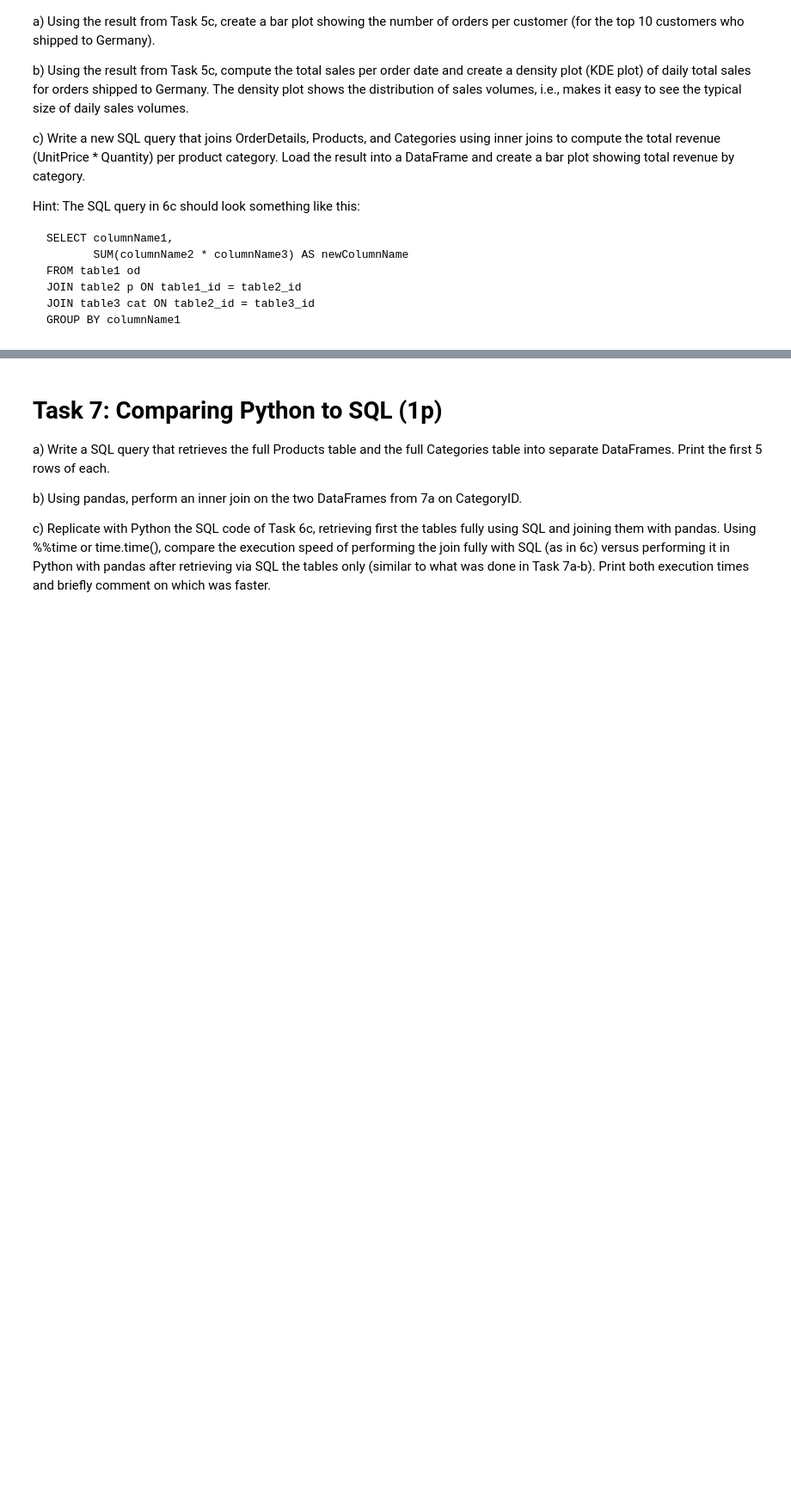
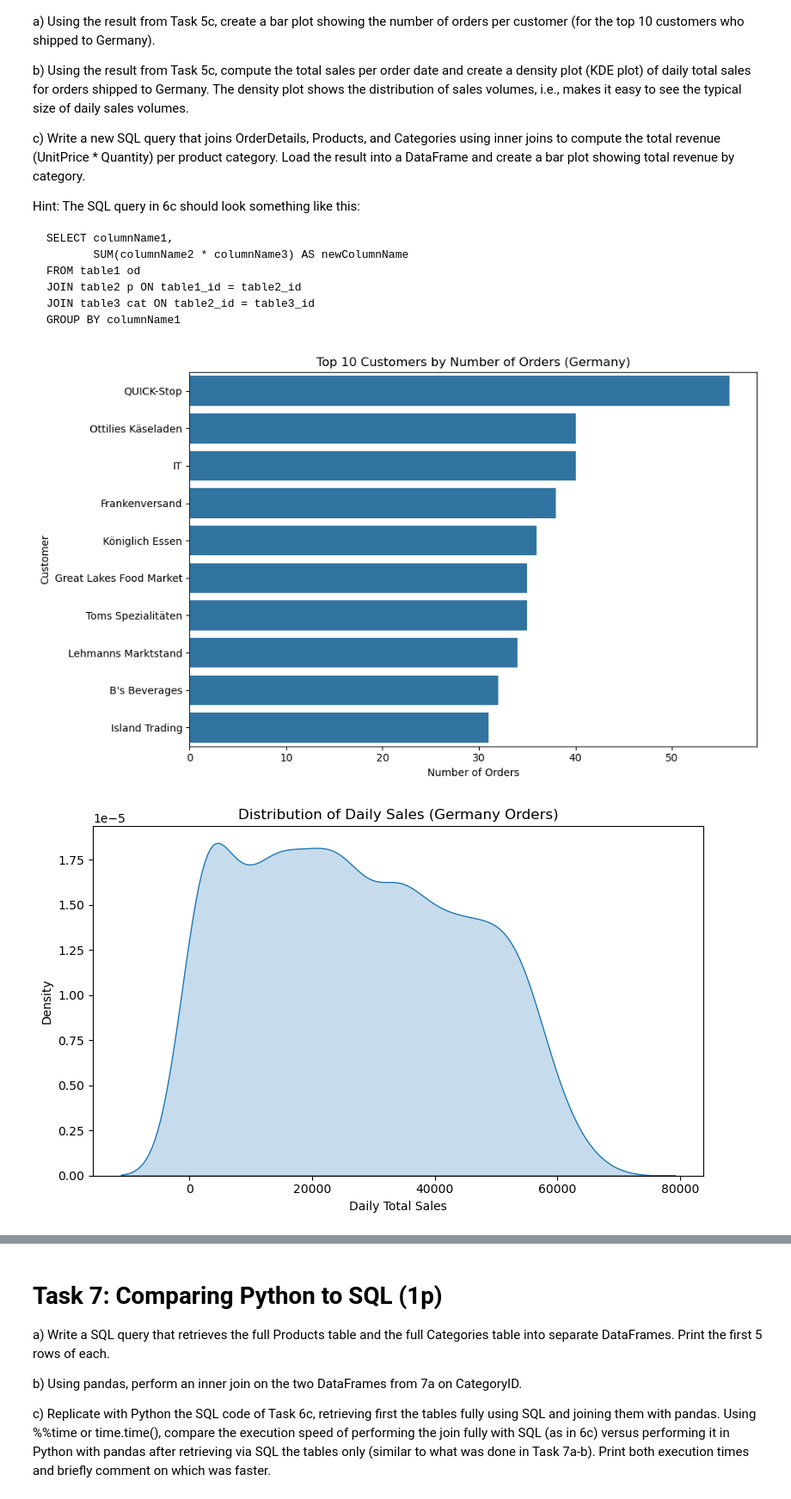
Before and after one commit to Josh-pk/pythonforbusiness26, a Jupyter notebook: assignments/assignment2.ipynb, the cells around one changed output, grey strips where cells are left out. Shown at 86% size. Drawn from its saved outputs; the diff is of its cells as text; code cells hidden in the pictures; blank space fills up the shorter version.

```diff
--- a/assignments/assignment2.ipynb
+++ b/assignments/assignment2.ipynb
@@ -85,3 +329,79 @@ Hint: The SQL query in 6c should look something like this:
     JOIN table2 p ON table1_id = table2_id
     JOIN table3 cat ON table2_id = table3_id
     GROUP BY columnName1
+# %%
+import seaborn as sns
+import matplotlib.pyplot as plt
+
+# a)
+orders_per_customer = (
+    df_orders.groupby("CompanyName")["OrderID"]
+    .nunique()
+    .sort_values(ascending=False)
+    .head(10)
+)
+
+plt.figure(figsize=(10, 6))
+
+sns.barplot(
+    x = orders_per_customer.values,
+    y = orders_per_customer.index
+)
+
+plt.title("Top 10 Customers by Number of Orders (Germany)")
+plt.xlabel("Number of Orders")
+plt.ylabel("Customer")
+
+plt.tight_layout()
+plt.show()
+
+# b)
+daily_sales = (
+    df_orders.groupby("OrderDate")["LineTotal"]
+    .sum()
+    .reset_index()
+)
+
+plt.figure(figsize=(8, 5))
+
+sns.kdeplot(data=daily_sales, x="LineTotal", fill=True)
+
+plt.title("Distribution of Daily Sales (Germany Orders)")
+plt.xlabel("Daily Total Sales")
+plt.ylabel("Density")
+
+plt.tight_layout()
+plt.show()
+
+# c)
+query_category = """
+SELECT
+    cat.CategoryName,
+    SUM(od.UnitPrice * od.Quantity) AS TotalRevenue
+FROM "Order Details" od
+JOIN Products p ON od.ProductID = p.PRoductID
+JOIN Categories cat ON p.CategoryID = cat.CategoryID
+GROUP BY cat.CategoryName
+ORDER BY TotalRevenue DESC;
+"""
+
+df_category = pd.read_sql_query(query_category, conn)
+df_category.head()
+
+plt.figure(figsize=(10, 6))
+
+sns.barplot(
+    data = df_category,
+    x = "TotalRevenue",
+    y = "CategoryName"
+)
+
+plt.title("Total Revenue by Product Category")
+plt.xlabel("Total Revenue")
+plt.ylabel("Category")
+
+plt.tight_layout()
+plt.show()
+# %% [output]
+[figure, added]
+[figure, added]
```
Also changed, not shown: parts of 9 cells of this notebook, 3 other files.
